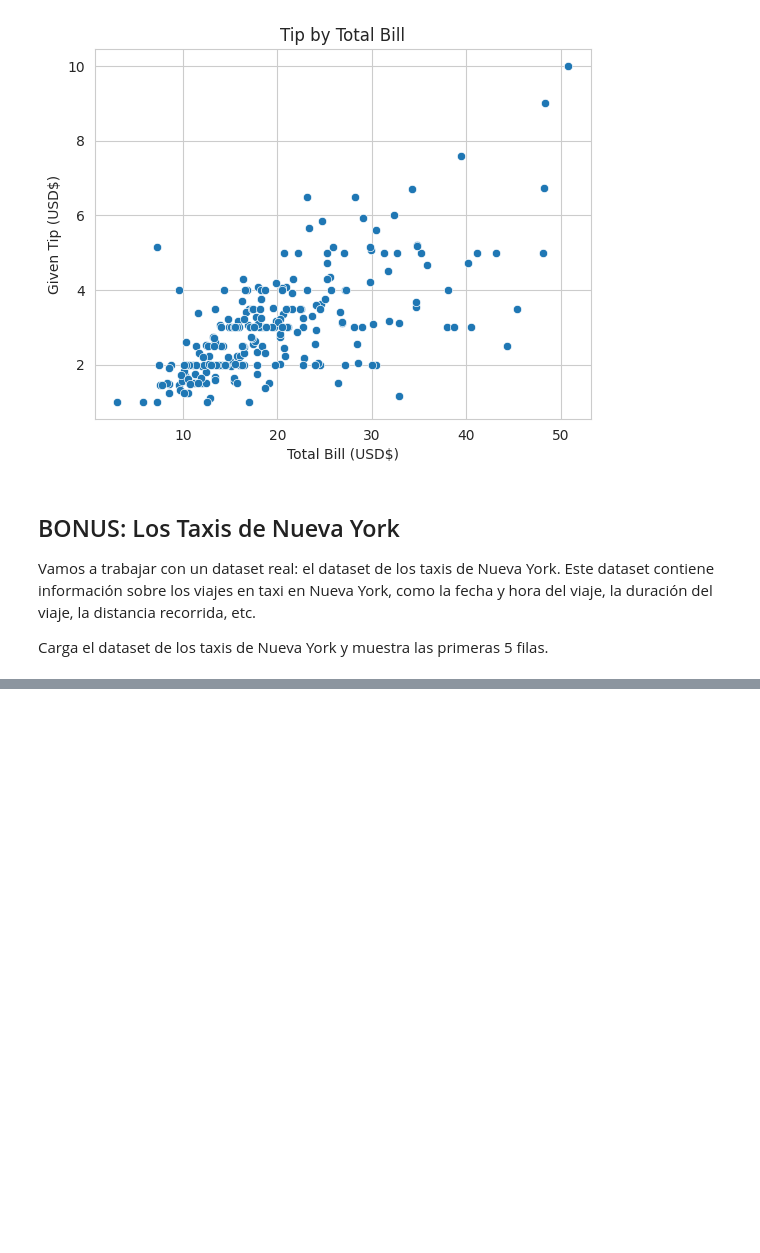
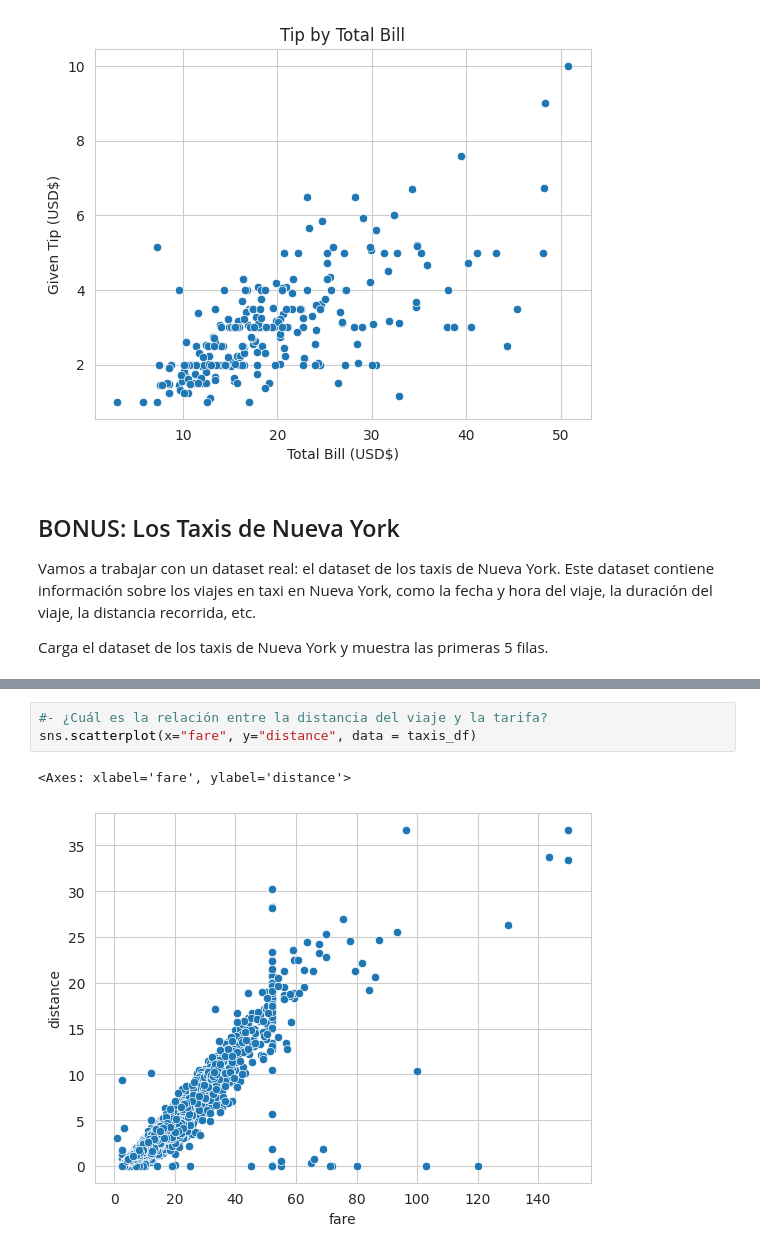
Before and after one commit to aletej96/Python-classes, a Jupyter notebook: Notebooks/LESSON III-INTRO TO MATPLOTLIB Y SEABORN.ipynb, the cells around one changed output, grey strips where cells are left out. Cells and saved outputs as stored; diff of their text form; blank space fills up the shorter version.

```diff
--- a/Notebooks/LESSON III-INTRO TO MATPLOTLIB Y SEABORN.ipynb
+++ b/Notebooks/LESSON III-INTRO TO MATPLOTLIB Y SEABORN.ipynb
@@ -382,0 +390,6 @@ Responde a las siguientes preguntas:
+# %%
+#- ¿Cuál es la relación entre la distancia del viaje y la tarifa?
+sns.scatterplot(x="fare", y="distance", data = taxis_df)
+# %% [output]
+<Axes: xlabel='fare', ylabel='distance'>
+[figure, added]
```
Also changed, not shown: parts of 15 cells of this notebook.
